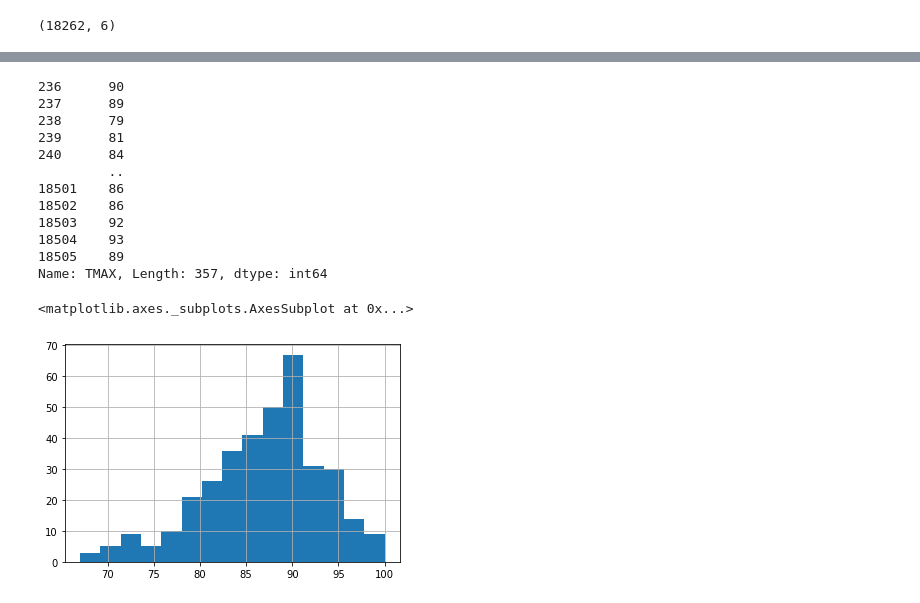
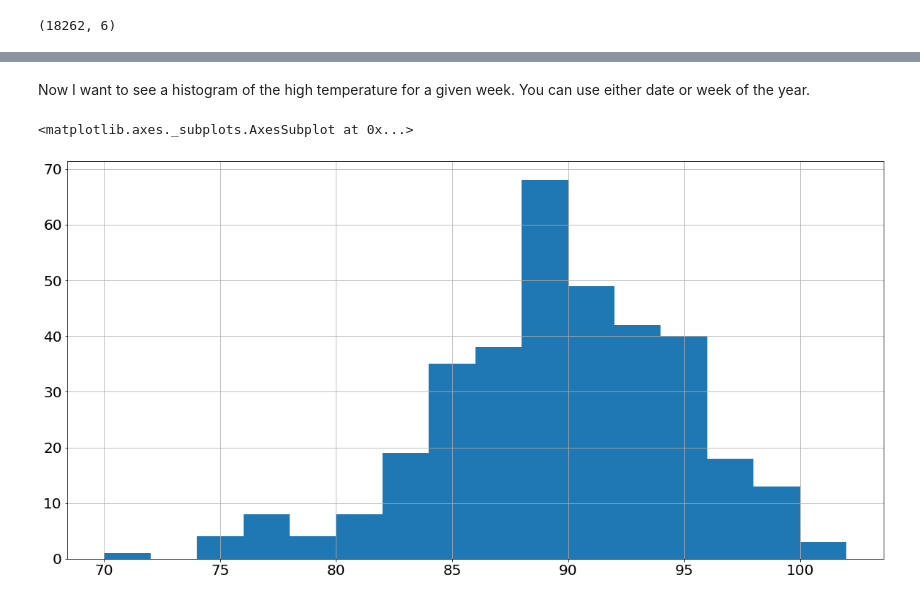
Before and after one commit to will-franklin/weather-distributions, a Jupyter notebook: weather.ipynb, the cells around one changed output, grey strips where cells are left out. Saved outputs shown, nothing was run; the diff lists cells and outputs as text; code cells hidden in the pictures.

```diff
--- a/weather.ipynb
+++ b/weather.ipynb
@@ -226,21 +201,11 @@ df[df['week_of_year'] == 35]
-# %%
-
-df.loc[df['week_of_year'] == 35, 'TMAX']
-# %% [output]
-236      90
-237      89
-238      79
-239      81
-240      84
-         ..
-18501    86
-18502    86
-18503    92
-18504    93
-18505    89
-Name: TMAX, Length: 357, dtype: int64
-# %%
-df.loc[df['week_of_year'] == 35, 'TMAX'].hist(bins=15)
-# %% [output]
-<matplotlib.axes._subplots.AxesSubplot at 0x...>
-[figure, removed]
+# %% [markdown]
+Now I want to see a histogram of the high temperature for a given week.  You can use either date or week of the year.
+# %%
+import matplotlib.pyplot as plt
+plt.figure(figsize=(20,10))
+matplotlib.rc('xtick', labelsize=20)
+matplotlib.rc('ytick', labelsize=20)
+df.loc[df['week_of_year'] == 31, 'TMAX'].hist(bins=16, figsize=(20,10))
+# %% [output]
+<matplotlib.axes._subplots.AxesSubplot at 0x...>
+[figure, added]
```
Also changed, not shown: parts of 45 cells of this notebook.
